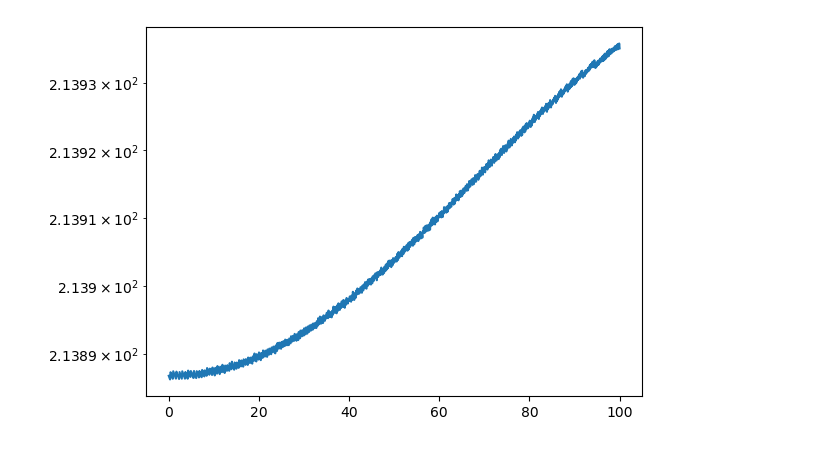
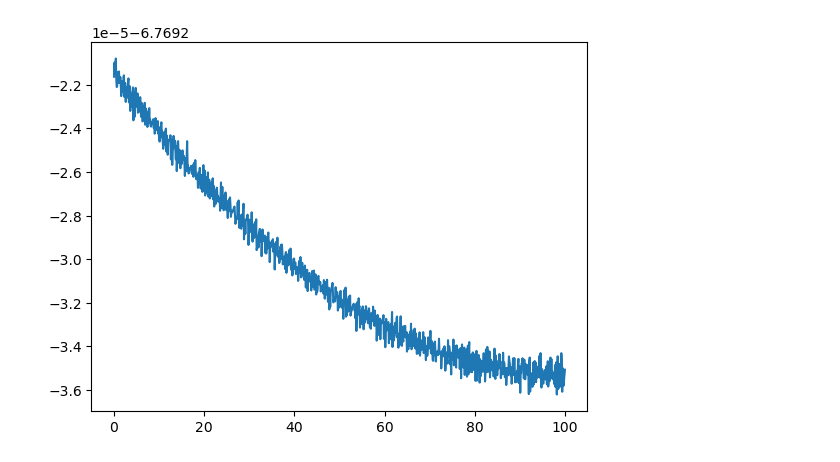
Before and after one commit to juanangel69420/DIAS-Programmes, a Jupyter notebook: D0_branes lyapunov exponents.ipynb, the cells around one changed output. Saved outputs shown, nothing was run; the diff lists cells and outputs as text; code cells hidden in the pictures.

```diff
--- a/D0_branes lyapunov exponents.ipynb
+++ b/D0_branes lyapunov exponents.ipynb
@@ -5,10 +5,10 @@ import matplotlib.pyplot as plt
 N = 2
 record = 1000
 
-X_sols = np.loadtxt("C:/Users/cilli/DIAS.cpp/D0_Brane_Solutions/X_sols.txt",dtype = tuple,delimiter = ":")
-X_sols_ds = np.loadtxt("C:/Users/cilli/DIAS.cpp/D0_Brane_Solutions/X_sols_ds.txt", dtype = tuple, delimiter = ":")
-V_sols = np.loadtxt("C:/Users/cilli/DIAS.cpp/D0_Brane_Solutions/V_sols.txt", dtype = tuple, delimiter = ":")
-V_sols_ds = np.loadtxt("C:/Users/cilli/DIAS.cpp/D0_Brane_Solutions/V_sols_ds.txt", dtype = tuple, delimiter = ":")
+X_sols = np.loadtxt("C:/Users/cilli/DIAS.cpp/D0_Brane_Solutions/Run1/X_sols.txt",dtype = tuple,delimiter = ":")
+X_sols_ds = np.loadtxt("C:/Users/cilli/DIAS.cpp/D0_Brane_Solutions/Run1/X_sols_ds.txt", dtype = tuple, delimiter = ":")
+V_sols = np.loadtxt("C:/Users/cilli/DIAS.cpp/D0_Brane_Solutions/Run1/V_sols.txt", dtype = tuple, delimiter = ":")
+V_sols_ds = np.loadtxt("C:/Users/cilli/DIAS.cpp/D0_Brane_Solutions/Run1/V_sols_ds.txt", dtype = tuple, delimiter = ":")
 # %%
 str_X1 = X_sols[:record]
 str_X2 = X_sols[record:2*record]
@@ -82,6 +82,16 @@ for i in np.arange(len(X1)):
             current_X8_ds = np.array(str_X8_ds[i].replace("(","").replace(")"," ").split(),dtype = str).reshape(2,2)
             current_X9_ds = np.array(str_X9_ds[i].replace("(","").replace(")"," ").split(),dtype = str).reshape(2,2)
 
+            X1[i][k][j] = complex(float(current_X1[k][j].split(",")[0]), float(current_X1[k][j].split(",")[1]))
+            X2[i][k][j] = complex(float(current_X2[k][j].split(",")[0]), float(current_X2[k][j].split(",")[1]))
+            X3[i][k][j] = complex(float(current_X3[k][j].split(",")[0]), float(current_X3[k][j].split(",")[1]))
+            X4[i][k][j] = complex(float(current_X4[k][j].split(",")[0]), float(current_X4[k][j].split(",")[1]))
+            X5[i][k][j] = complex(float(current_X5[k][j].split(",")[0]), float(current_X5[k][j].split(",")[1]))
+            X6[i][k][j] = complex(float(current_X6[k][j].split(",")[0]), float(current_X6[k][j].split(",")[1]))
+            X7[i][k][j] = complex(float(current_X7[k][j].split(",")[0]), float(current_X7[k][j].split(",")[1]))
+            X8[i][k][j] = complex(float(current_X8[k][j].split(",")[0]), float(current_X8[k][j].split(",")[1]))
+            X9[i][k][j] = complex(float(current_X9[k][j].split(",")[0]), float(current_X9[k][j].split(",")[1]))
+
             X1_ds[i][k][j] = complex(float(current_X1_ds[k][j].split(",")[0]), float(current_X1_ds[k][j].split(",")[1]))
             X2_ds[i][k][j] = complex(float(current_X2_ds[k][j].split(",")[0]), float(current_X2_ds[k][j].split(",")[1]))
             X3_ds[i][k][j] = complex(float(current_X3_ds[k][j].split(",")[0]), float(current_X3_ds[k][j].split(",")[1]))
@@ -117,7 +127,6 @@ for i in np.arange(record):
     )
 # %%
 t = np.linspace(0,100,1000)
-plt.plot(t,distances)
-plt.yscale("log")
+plt.plot(t,np.log(distances));
 # %% [output]
-[figure, old version]
+[figure, new version]
```
Also changed, not shown: 1 other file.
